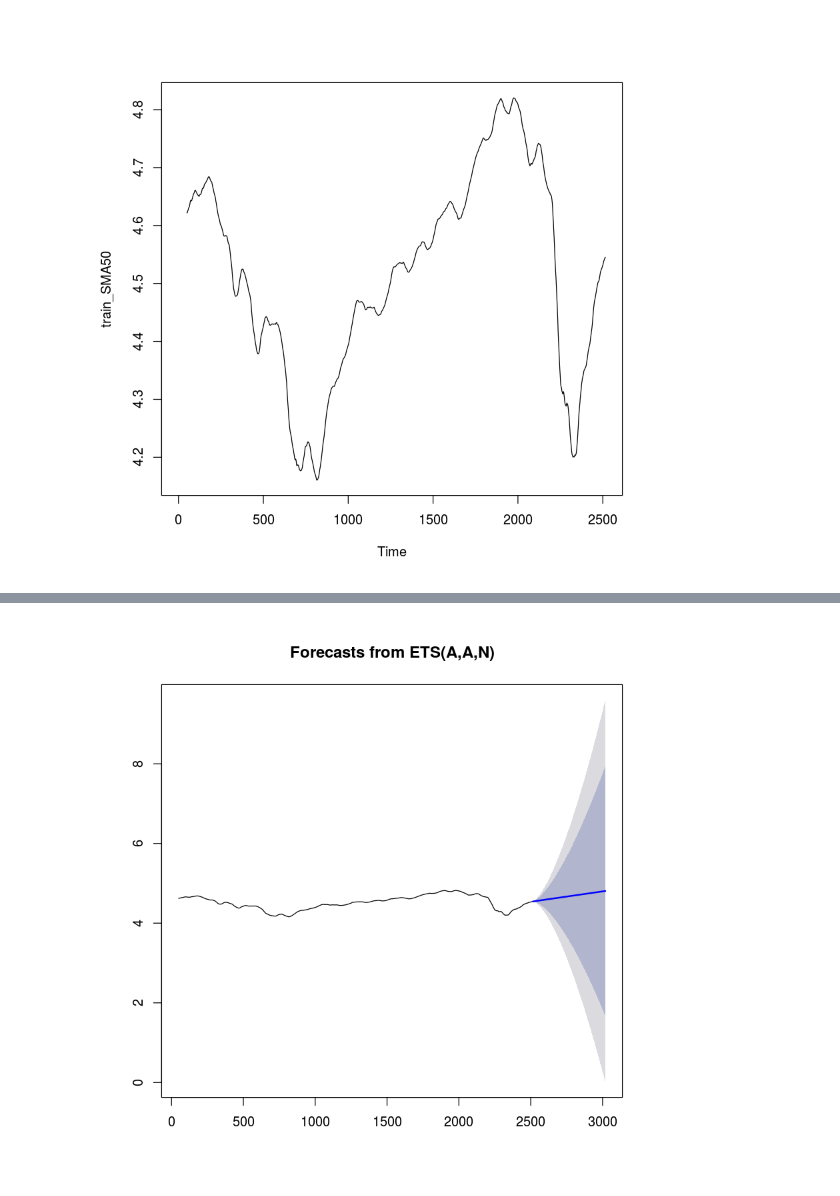
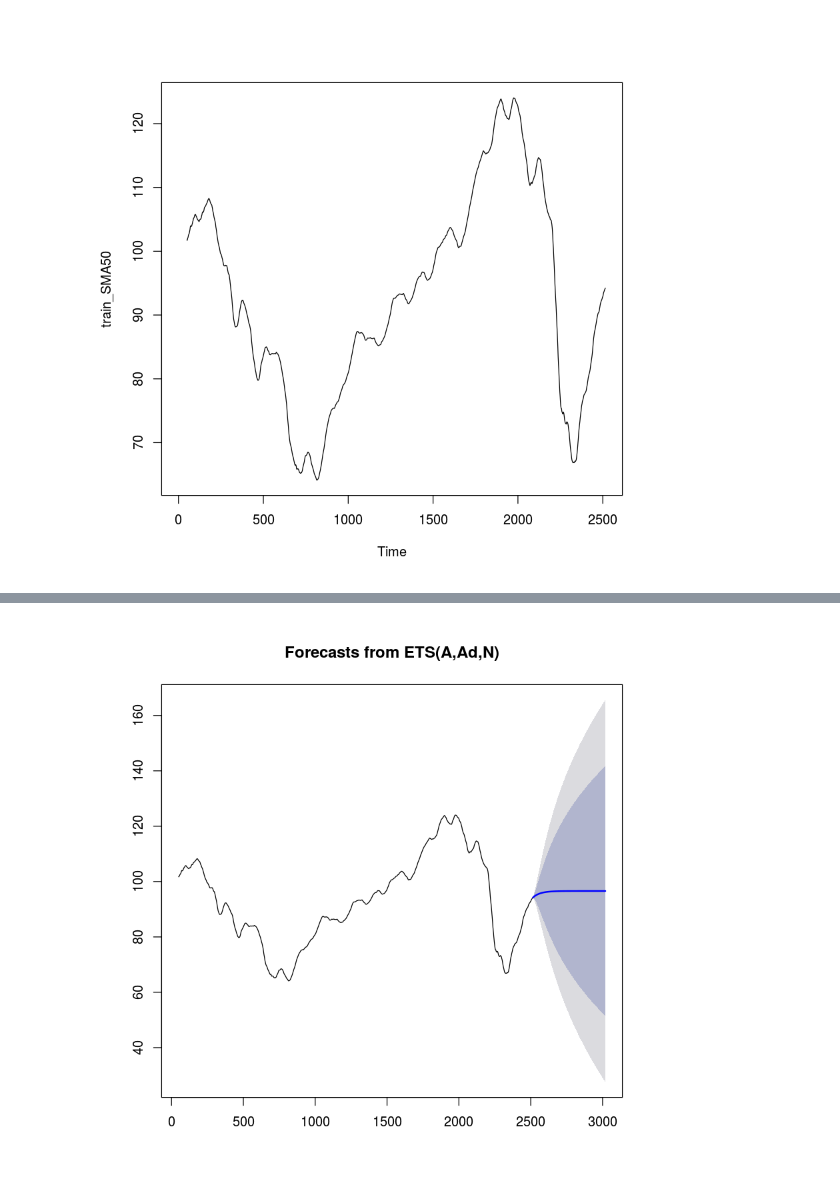
Before and after one commit to heartyguy/stat-finance-time-series-analysis, a Jupyter notebook: smoothing.ipynb, the cells around one changed output, grey strips where cells are left out. Saved outputs shown, nothing was run; the diff lists cells and outputs as text; code cells hidden in the pictures.

```diff
--- a/smoothing.ipynb
+++ b/smoothing.ipynb
@@ -36,6 +48,3 @@ time series ends   2011-12-30
 [figure]
 [figure]
 [figure]
-# %%
-spy$train_log = log(spy$train)
-spy$test_log = log(spy$test)
@@ -60,11 +75,11 @@ Warning message in ets(object, lambda = lambda, allow.multiplicative.trend = all
 # %%
-train_SMA50 <- SMA(spy$train_log,n=50)
+train_SMA50 <- SMA(spy$train,n=50)
 plot.ts(train_SMA50)
 SMA50_forecast <- forecast(train_SMA50, h=test_len)
 plot(SMA50_forecast)
-accuracy(SMA50_forecast, spy$test_log)
+accuracy(SMA50_forecast, spy$test)
 # %% [output]
 Warning message in ets(object, lambda = lambda, allow.multiplicative.trend = allow.multiplicative.trend, :
 “Missing values encountered. Using longest contiguous portion of time series”
-[figure, old version]
+[figure, new version]
 |  | ME | RMSE | MAE | MPE | MAPE | MASE | ACF1 | Theil's U |
@@ -73,2 +88,2 @@ Warning message in ets(object, lambda = lambda, allow.multiplicative.trend = all
-[figure, old version]
+[figure, new version]
 # %%
```
Also changed, not shown: parts of 8 cells of this notebook, 1 other file.
